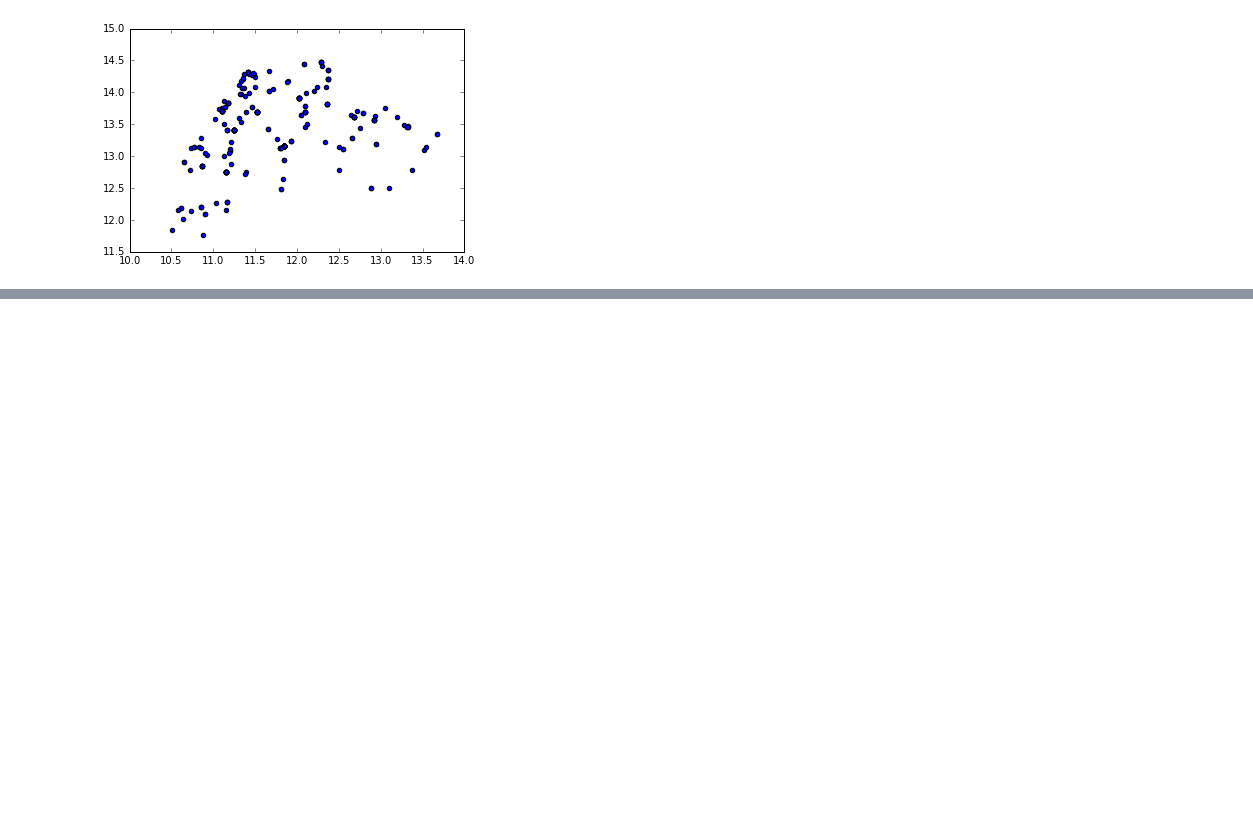
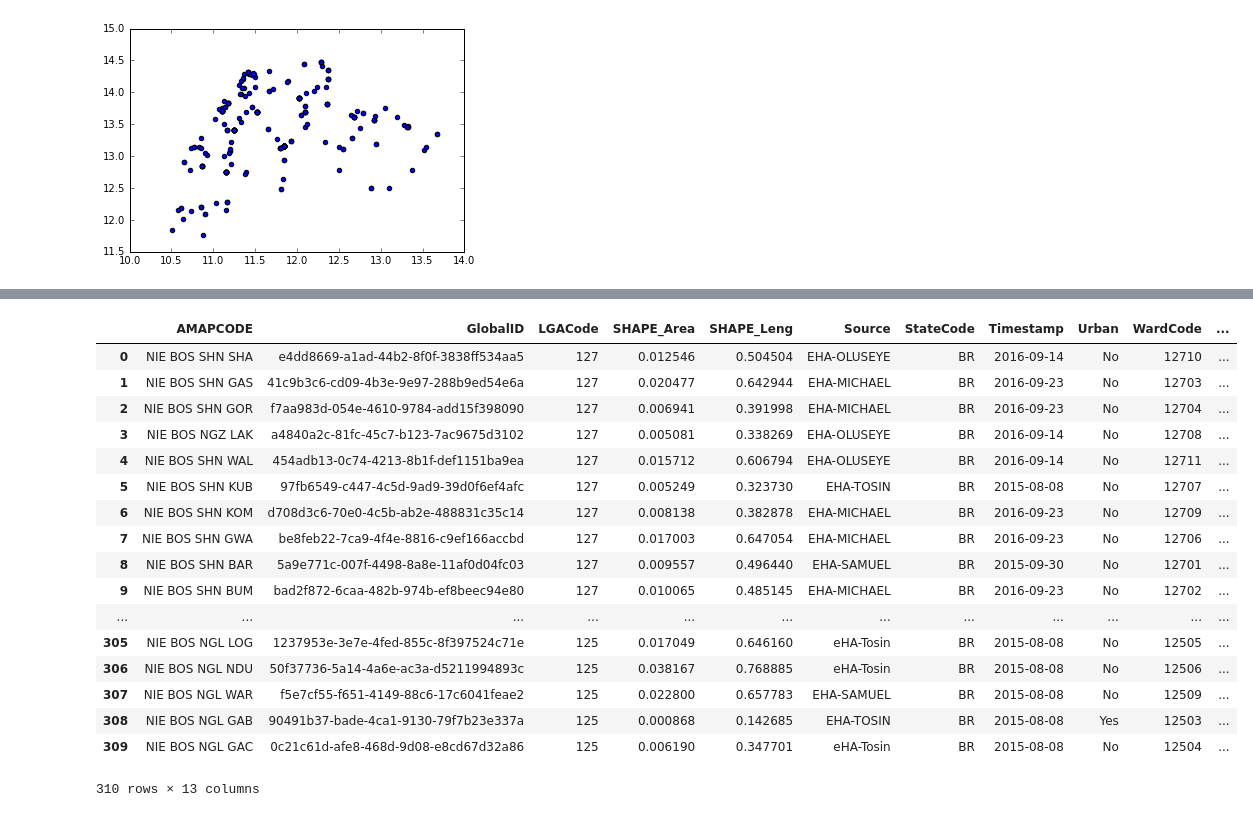
Before and after one commit to AschHarwood/Borno_Analysis, a Jupyter notebook: Borno Analysis.ipynb, the cells around one changed output, grey strips where cells are left out. Cells and saved outputs as stored; diff of their text form; code cells hidden in the pictures; blank space fills up the shorter version.

```diff
--- a/Borno Analysis.ipynb
+++ b/Borno Analysis.ipynb
@@ -50,0 +85,21 @@ mplleaflet.show()
+# %%
+borno_shapes
+# %% [output]
+|  | AMAPCODE | GlobalID | LGACode | SHAPE_Area | SHAPE_Leng | Source | StateCode | Timestamp | Urban | WardCode | ... |
+| 0 | NIE BOS SHN SHA | e4dd8669-a1ad-44b2-8f0f-3838ff534aa5 | 127 | 0.012546 | 0.504504 | EHA-OLUSEYE | BR | 2016-09-14 | No | 12710 | ... |
+| 1 | NIE BOS SHN GAS | 41c9b3c6-cd09-4b3e-9e97-288b9ed54e6a | 127 | 0.020477 | 0.642944 | EHA-MICHAEL | BR | 2016-09-23 | No | 12703 | ... |
+| 2 | NIE BOS SHN GOR | f7aa983d-054e-4610-9784-add15f398090 | 127 | 0.006941 | 0.391998 | EHA-MICHAEL | BR | 2016-09-23 | No | 12704 | ... |
+| 3 | NIE BOS NGZ LAK | a4840a2c-81fc-45c7-b123-7ac9675d3102 | 127 | 0.005081 | 0.338269 | EHA-OLUSEYE | BR | 2016-09-14 | No | 12708 | ... |
+| 4 | NIE BOS SHN WAL | 454adb13-0c74-4213-8b1f-def1151ba9ea | 127 | 0.015712 | 0.606794 | EHA-OLUSEYE | BR | 2016-09-14 | No | 12711 | ... |
+| 5 | NIE BOS SHN KUB | 97fb6549-c447-4c5d-9ad9-39d0f6ef4afc | 127 | 0.005249 | 0.323730 | EHA-TOSIN | BR | 2015-08-08 | No | 12707 | ... |
+| 6 | NIE BOS SHN KOM | d708d3c6-70e0-4c5b-ab2e-488831c35c14 | 127 | 0.008138 | 0.382878 | EHA-MICHAEL | BR | 2016-09-23 | No | 12709 | ... |
+| 7 | NIE BOS SHN GWA | be8feb22-7ca9-4f4e-8816-c9ef166accbd | 127 | 0.017003 | 0.647054 | EHA-MICHAEL | BR | 2016-09-23 | No | 12706 | ... |
+| 8 | NIE BOS SHN BAR | 5a9e771c-007f-4498-8a8e-11af0d04fc03 | 127 | 0.009557 | 0.496440 | EHA-SAMUEL | BR | 2015-09-30 | No | 12701 | ... |
+| 9 | NIE BOS SHN BUM | bad2f872-6caa-482b-974b-ef8beec94e80 | 127 | 0.010065 | 0.485145 | EHA-MICHAEL | BR | 2016-09-23 | No | 12702 | ... |
+| ... | ... | ... | ... | ... | ... | ... | ... | ... | ... | ... | ... |
+| 305 | NIE BOS NGL LOG | 1237953e-3e7e-4fed-855c-8f397524c71e | 125 | 0.017049 | 0.646160 | eHA-Tosin | BR | 2015-08-08 | No | 12505 | ... |
+| 306 | NIE BOS NGL NDU | 50f37736-5a14-4a6e-ac3a-d5211994893c | 125 | 0.038167 | 0.768885 | eHA-Tosin | BR | 2015-08-08 | No | 12506 | ... |
+| 307 | NIE BOS NGL WAR | f5e7cf55-f651-4149-88c6-17c6041feae2 | 125 | 0.022800 | 0.657783 | EHA-SAMUEL | BR | 2015-08-08 | No | 12509 | ... |
+| 308 | NIE BOS NGL GAB | 90491b37-bade-4ca1-9130-79f7b23e337a | 125 | 0.000868 | 0.142685 | EHA-TOSIN | BR | 2015-08-08 | Yes | 12503 | ... |
+| 309 | NIE BOS NGL GAC | 0c21c61d-afe8-468d-9d08-e8cd67d32a86 | 125 | 0.006190 | 0.347701 | eHA-Tosin | BR | 2015-08-08 | No | 12504 | ... |
+310 rows × 13 columns
```
Also changed, not shown: parts of 15 cells of this notebook, 1 other file.
